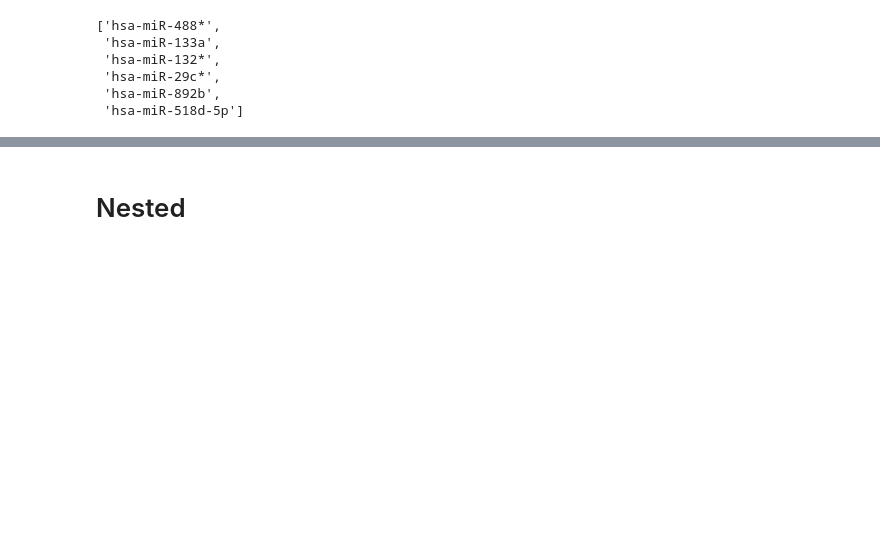
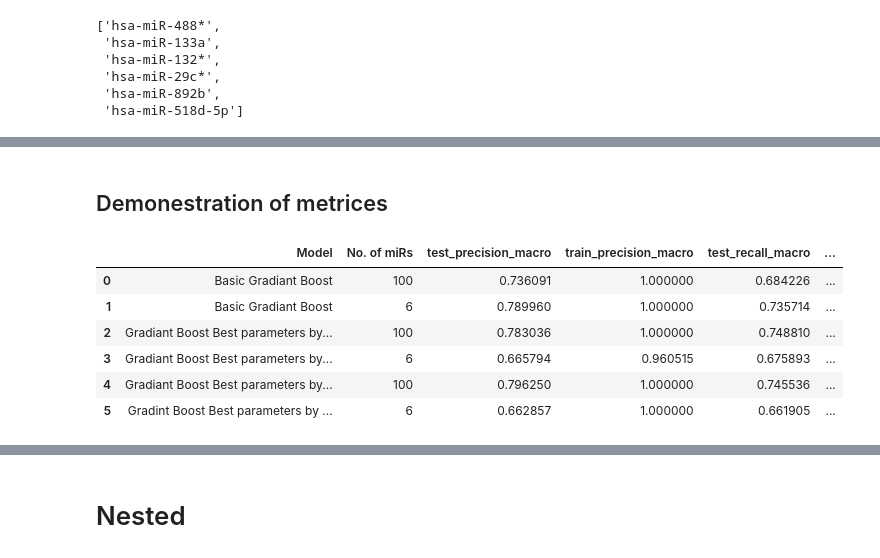
Before and after one commit to MehrdadSamadishadlou/miR_Signature_MI_GSE61741, a Jupyter notebook: log2_GB.ipynb, the cells around one changed output, grey strips where cells are left out. Drawn from its saved outputs; the diff is of its cells as text; code cells hidden in the pictures; blank space fills up the shorter version.

```diff
--- a/log2_GB.ipynb
+++ b/log2_GB.ipynb
@@ -368,2 +368,4 @@ results
 | 0 | Gradiant Boost Best parameters by... | 100 | 0.796250 | 1.000000 | 0.745536 | ... |
 | 0 | Gradint Boost Best parameters by ... | 6 | 0.662857 | 1.000000 | 0.661905 | ... |
+# %% [markdown]
+## Demonestration of metrices
@@ -369,0 +374,10 @@ results
+# %%
+results
+# %% [output]
+|  | Model | No. of miRs | test_precision_macro | train_precision_macro | test_recall_macro | ... |
+| 0 | Basic Gradiant Boost | 100 | 0.736091 | 1.000000 | 0.684226 | ... |
+| 1 | Basic Gradiant Boost | 6 | 0.789960 | 1.000000 | 0.735714 | ... |
+| 2 | Gradiant Boost Best parameters by... | 100 | 0.783036 | 1.000000 | 0.748810 | ... |
+| 3 | Gradiant Boost Best parameters by... | 6 | 0.665794 | 0.960515 | 0.675893 | ... |
+| 4 | Gradiant Boost Best parameters by... | 100 | 0.796250 | 1.000000 | 0.745536 | ... |
+| 5 | Gradint Boost Best parameters by ... | 6 | 0.662857 | 1.000000 | 0.661905 | ... |
```
Also changed, not shown: parts of 14 cells of this notebook, 2 other files.
